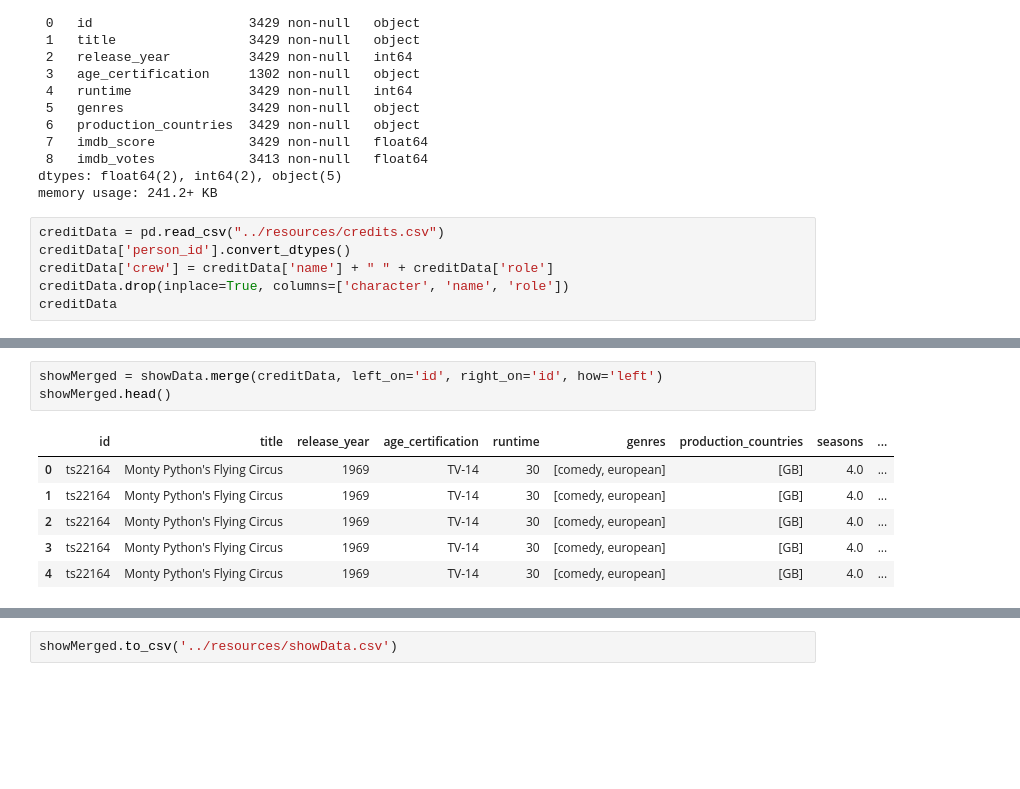
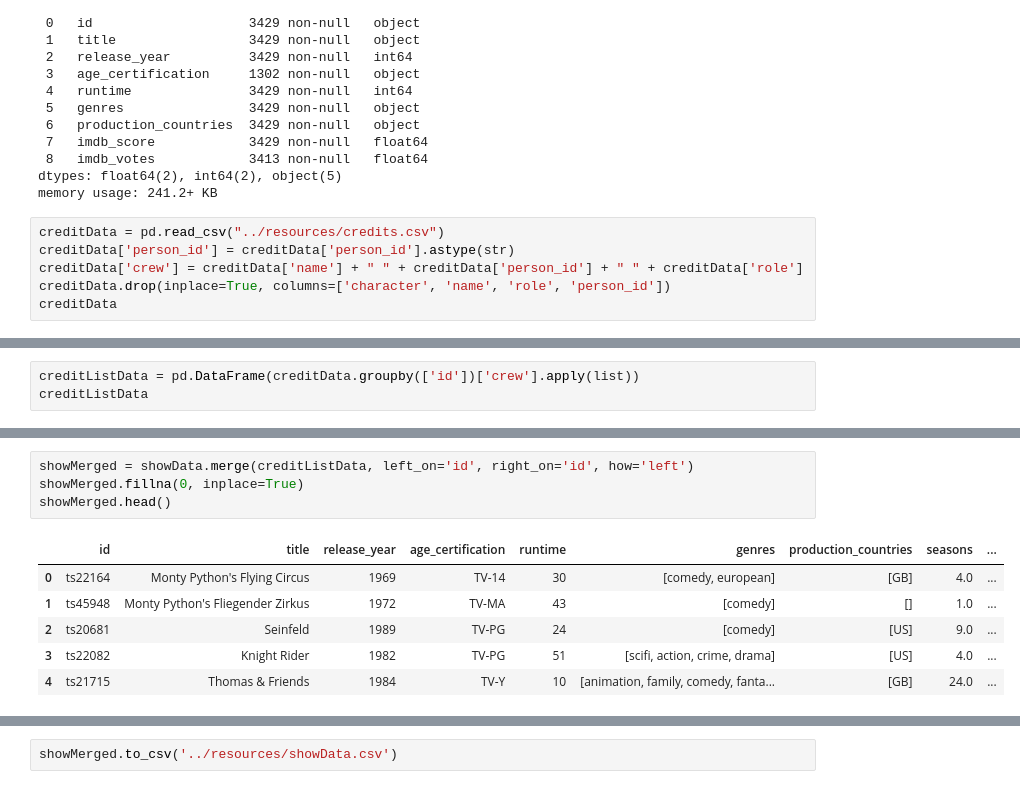
Before and after one commit to AshleyJubilee/netflix-rating-project, a Jupyter notebook: exploratory notebooks/data_cleaning.ipynb, the cells around one changed output, grey strips where cells are left out. Cells and saved outputs as stored; diff of their text form; blank space fills up the shorter version.

Commit message:
explode lists

```diff
--- a/exploratory notebooks/data_cleaning.ipynb
+++ b/exploratory notebooks/data_cleaning.ipynb
@@ -81,8 +81,8 @@ dtypes: float64(2), int64(2), object(5)
 memory usage: 241.2+ KB
 # %%
 creditData = pd.read_csv("../resources/credits.csv")
-creditData['person_id'].convert_dtypes()
-creditData['crew'] = creditData['name'] + " " + creditData['role']
-creditData.drop(inplace=True, columns=['character', 'name', 'role'])
+creditData['person_id'] = creditData['person_id'].astype(str)
+creditData['crew'] = creditData['name'] + " " + creditData['person_id'] + " " + creditData['role']
+creditData.drop(inplace=True, columns=['character', 'name', 'role', 'person_id'])
 creditData
 # %% [output]
@@ -103,0 +102,3 @@ creditListData = sd
+# %%
+creditListData = pd.DataFrame(creditData.groupby(['id'])['crew'].apply(list))
+creditListData
@@ -104,11 +120,12 @@ creditListData = sd
 # %%
-showMerged = showData.merge(creditData, left_on='id', right_on='id', how='left')
+showMerged = showData.merge(creditListData, left_on='id', right_on='id', how='left')
+showMerged.fillna(0, inplace=True)
 showMerged.head()
 # %% [output]
 |  | id | title | release_year | age_certification | runtime | genres | production_countries | seasons | ... |
 | 0 | ts22164 | Monty Python's Flying Circus | 1969 | TV-14 | 30 | [comedy, european] | [GB] | 4.0 | ... |
-| 1 | ts22164 | Monty Python's Flying Circus | 1969 | TV-14 | 30 | [comedy, european] | [GB] | 4.0 | ... |
-| 2 | ts22164 | Monty Python's Flying Circus | 1969 | TV-14 | 30 | [comedy, european] | [GB] | 4.0 | ... |
-| 3 | ts22164 | Monty Python's Flying Circus | 1969 | TV-14 | 30 | [comedy, european] | [GB] | 4.0 | ... |
-| 4 | ts22164 | Monty Python's Flying Circus | 1969 | TV-14 | 30 | [comedy, european] | [GB] | 4.0 | ... |
+| 1 | ts45948 | Monty Python's Fliegender Zirkus | 1972 | TV-MA | 43 | [comedy] | [] | 1.0 | ... |
+| 2 | ts20681 | Seinfeld | 1989 | TV-PG | 24 | [comedy] | [US] | 9.0 | ... |
+| 3 | ts22082 | Knight Rider | 1982 | TV-PG | 51 | [scifi, action, crime, drama] | [US] | 4.0 | ... |
+| 4 | ts21715 | Thomas & Friends | 1984 | TV-Y | 10 | [animation, family, comedy, fanta... | [GB] | 24.0 | ... |
 # %%
```
Also changed, not shown: parts of 6 cells of this notebook.
